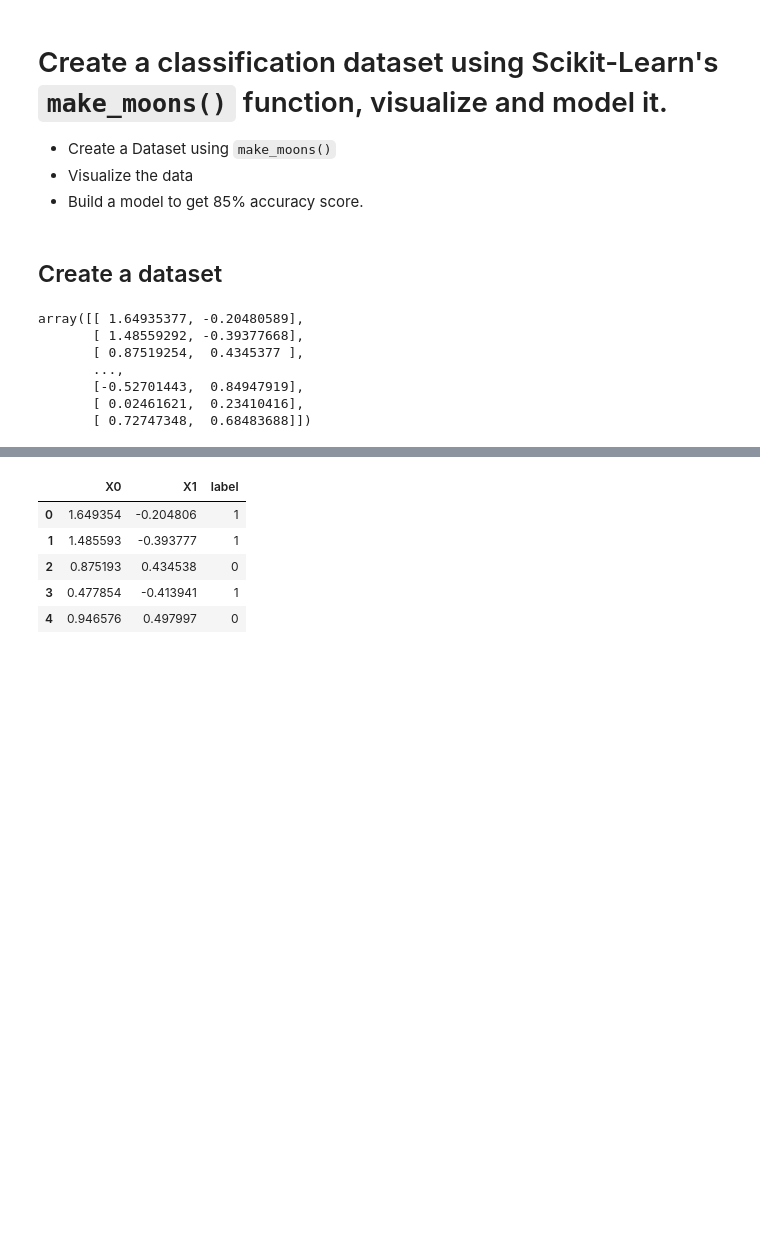
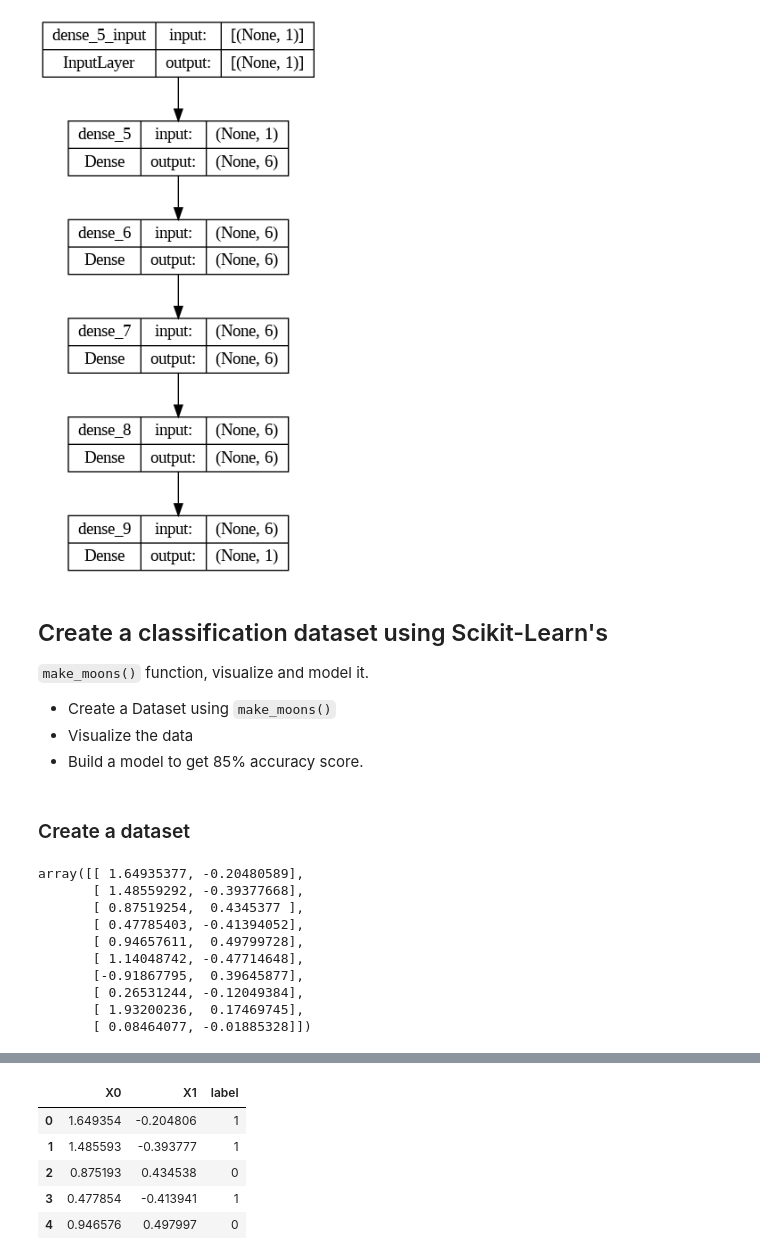
Before and after one commit to kishan5111/Deep_Learning_Vault, a Jupyter notebook: notebooks/tensorflow_course/05_practice_classification.ipynb, the cells around one changed output, grey strips where cells are left out. Saved outputs shown, nothing was run; the diff lists cells and outputs as text; code cells hidden in the pictures; blank space fills up the shorter version.

```diff
--- a/notebooks/tensorflow_course/05_practice_classification.ipynb
+++ b/notebooks/tensorflow_course/05_practice_classification.ipynb
@@ -84,11 +66,18 @@ Non-trainable params: 0
 _________________________________________________________________
+# %%
+# Plot model
+from tensorflow.keras.utils import plot_model
+plot_model(model, show_shapes=True)
+# %% [output]
+[figure, added]
 # %% [markdown]
-# Create a classification dataset using Scikit-Learn's `make_moons()` function, visualize and model it.
+## Create a classification dataset using Scikit-Learn's
+`make_moons()` function, visualize and model it.
 * Create a Dataset using `make_moons()`
 * Visualize the data
 * Build a model to get 85% accuracy score.
 # %% [markdown]
-## Create a dataset
+### Create a dataset
 # %%
 from sklearn.datasets import make_moons
 # %%
@@ -103,14 +92,17 @@ X, y = sklearn.datasets.make_moons(
 )
 # %%
 # cheack out features
-X
+X[:10]
 # %% [output]
 array([[ 1.64935377, -0.20480589],
        [ 1.48559292, -0.39377668],
        [ 0.87519254,  0.4345377 ],
-       ...,
-       [-0.52701443,  0.84947919],
-       [ 0.02461621,  0.23410416],
-       [ 0.72747348,  0.68483688]])
+       [ 0.47785403, -0.41394052],
+       [ 0.94657611,  0.49799728],
+       [ 1.14048742, -0.47714648],
+       [-0.91867795,  0.39645877],
+       [ 0.26531244, -0.12049384],
+       [ 1.93200236,  0.17469745],
+       [ 0.08464077, -0.01885328]])
 # %%
 # check out labels
```
Also changed, not shown: parts of 35 cells of this notebook.
